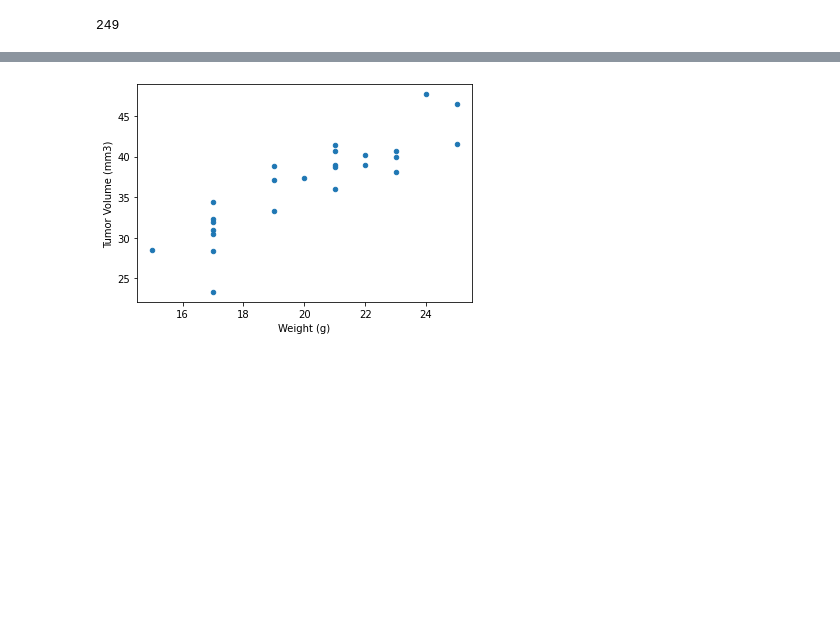
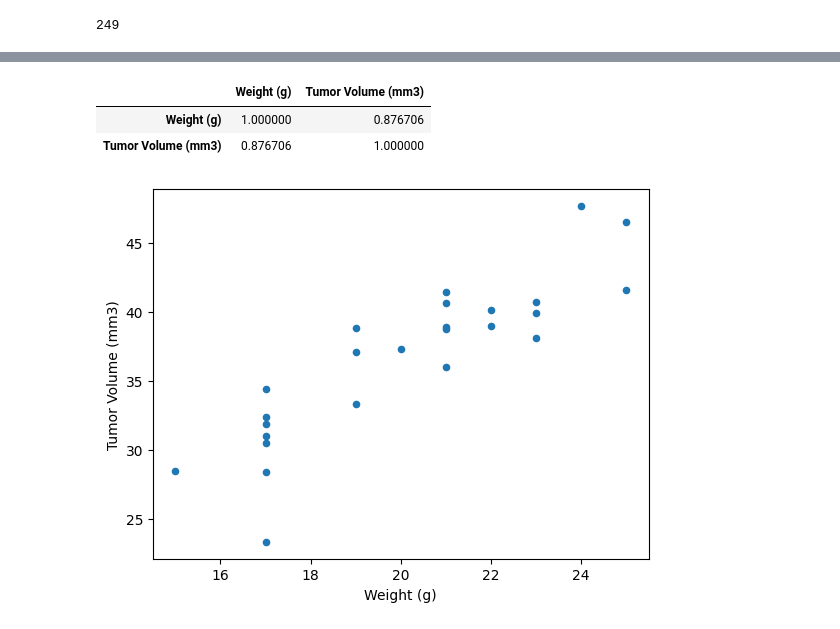
Before and after one commit to turkishfilms/visualization-challenge, a Jupyter notebook: pyma_study.ipynb, the cells around one changed output, grey strips where cells are left out. Cells and saved outputs as stored; diff of their text form; code cells hidden in the pictures; blank space fills up the shorter version.

```diff
--- a/pyma_study.ipynb
+++ b/pyma_study.ipynb
@@ -19,0 +10,3 @@ SyntaxError: invalid syntax (3751376206.py, line 4)
+# %%
+mouse_data_path = r"data\Mouse_metadata.csv"
+study_results_path = r"data\Study_results.csv"
@@ -64,9 +60,9 @@ plt.show()
 special_meds = ["Capomulin", "Ramicane", "Infubinol","Ceftamin"]
 discrim = []
 latest_times = clean_full_df.groupby("Mouse ID")["Timepoint"].max()
-mega = pd.merge(latest_times,clean_full_df,how="inner", on="Mouse ID")
-final_vol = mega[mega["Timepoint_x"] == mega["Timepoint_y"]].reset_index()
-simple = pd.DataFrame(final_vol[["Mouse ID", "Tumor Volume (mm3)", "Drug Regimen", "Weight (g)"]])
+lates_full_df = pd.merge(latest_times,clean_full_df,how="inner", on="Mouse ID")
+final_vol = lates_full_df[lates_full_df["Timepoint_x"] == lates_full_df["Timepoint_y"]].reset_index()
+simplified_df = pd.DataFrame(final_vol[["Mouse ID", "Tumor Volume (mm3)", "Drug Regimen", "Weight (g)"]])
 for drug in special_meds:
-    discrim.append(pd.DataFrame(simple[simple["Drug Regimen"] == drug]))
+    discrim.append(pd.DataFrame(simplified_df[simplified_df["Drug Regimen"] == drug]))
 # %%
@@ -88,8 +83,11 @@ mouska_deets.plot(x="Timepoint")
 # %%
-campo_weight = discrim[0][["Weight (g)", "Tumor Volume (mm3)"]]
-campo_weight.plot(x="Weight (g)",y="Tumor Volume (mm3)",kind="scatter")
-cor = campo_weight.corr()
+capomulin_weights = discrim[0][["Weight (g)", "Tumor Volume (mm3)"]]
+capomulin_weights.plot(x="Weight (g)",y="Tumor Volume (mm3)",kind="scatter")
+cor = capomulin_weights.corr()
 cor
 # %% [output]
+|  | Weight (g) | Tumor Volume (mm3) |
+| Weight (g) | 1.000000 | 0.876706 |
+| Tumor Volume (mm3) | 0.876706 | 1.000000 |
-[figure, old version]
+[figure, new version]
 # %%
```
Also changed, not shown: parts of 10 cells of this notebook.
